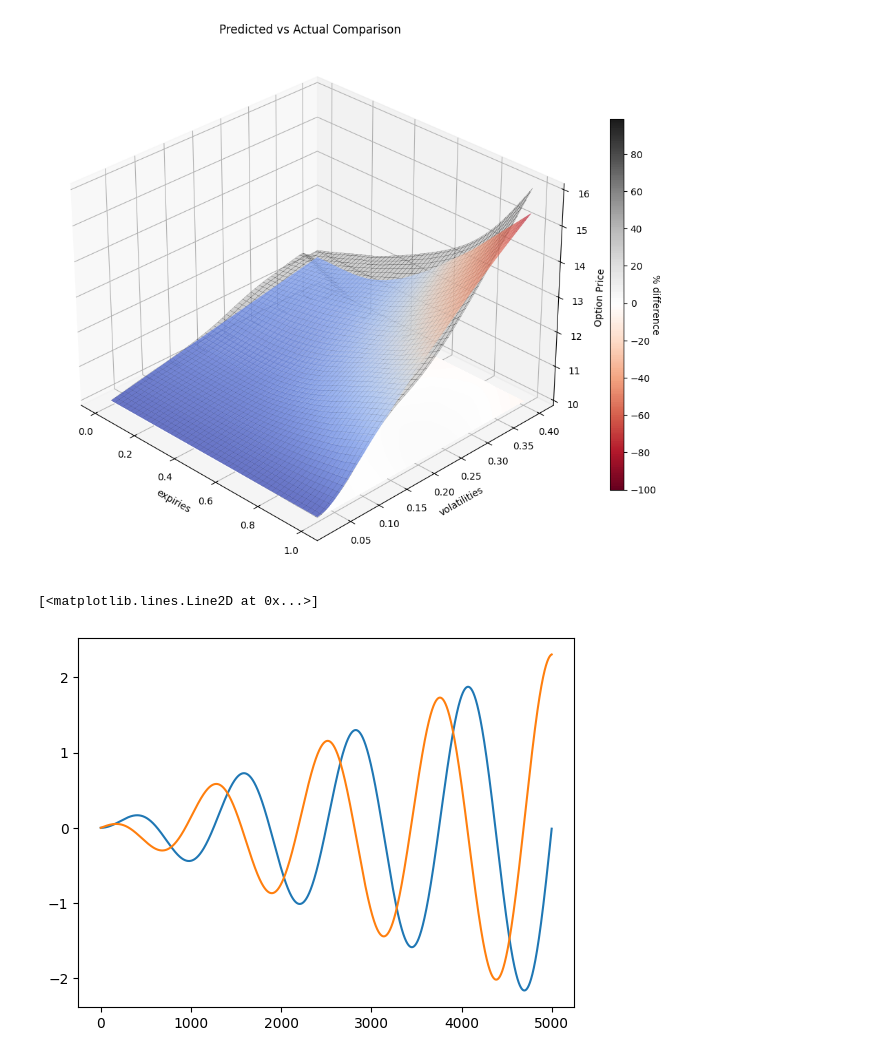
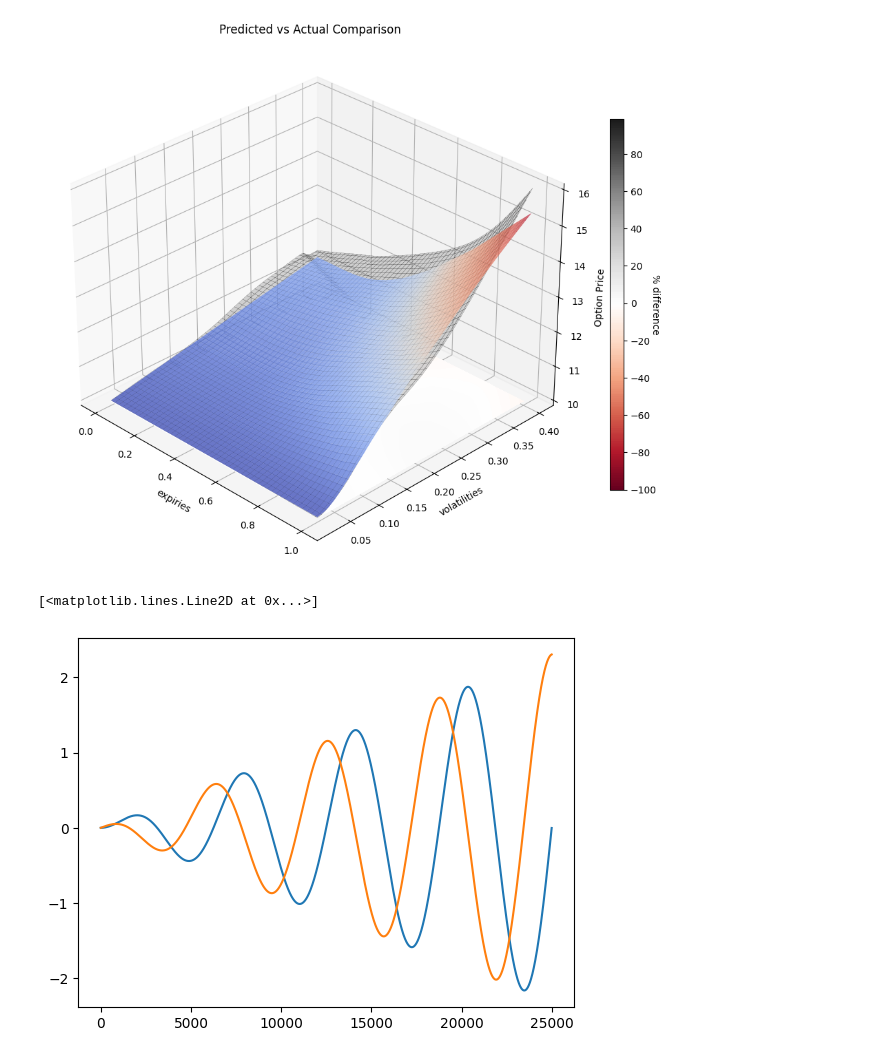
Before and after one commit to parrisma/optprice, a Jupyter notebook: jupyter/optprice.ipynb, the cells around one changed output. Cells and saved outputs as stored; diff of their text form; code cells hidden in the pictures.

```diff
--- a/jupyter/optprice.ipynb
+++ b/jupyter/optprice.ipynb
@@ -2418,6 +2418,8 @@ print(model.predict(np.array([[60,	50,	1,	0.025,	vl,	1,	0]])))
 12.933232195078302
 1/1 [==============================] - 0s 167ms/step
 [[13.17236412]]
+# %%
+model = regressor
 # %%
 #
 # Compare NN Model to valuation function.
@@ -2453,7 +2455,7 @@ for i in range(100):
         )
     )
     # mvl = model.predict(x={'params':np.array([[S,	K,	T,	r,	vlm,	0,	0]]),'type':np.array([[1,0,0,0]])},verbose=0)[0]
-    mvl = model.predict([[S, K, T, r, vlm, 1, 0]], verbose=0)[0][0]
+    mvl = model.predict(np.array([[S, K, T, r, vlm, 1, 0]]))[0]
     cfrm_res.append(mvl)
     vlm += vi
 # %%
@@ -2607,15 +2609,15 @@ plot_price_surface(
 # %% [output]
 [figure]
 # %%
-n = 5000
+n = 25000
 X1 = [x * ((math.pi * 8) / n) for x in range(n)]
 Y1 = [math.sin(x)*((math.log(10)/n)*i) for i, x in enumerate(X1)]
 Y2 = [math.cos(x)*((math.log(10)/n)*i) for i, x in enumerate(X1)]
 plt.plot(Y1)
 plt.plot(Y2)
 # %% [output]
 [<matplotlib.lines.Line2D at 0x...>]
-[figure, old version]
+[figure, new version]
 # %%
 def leaky_relu(x):
     return tf.nn.leaky_relu(x, alpha=0.01)
```
Also changed, not shown: parts of 21 cells of this notebook, 1 other file.
